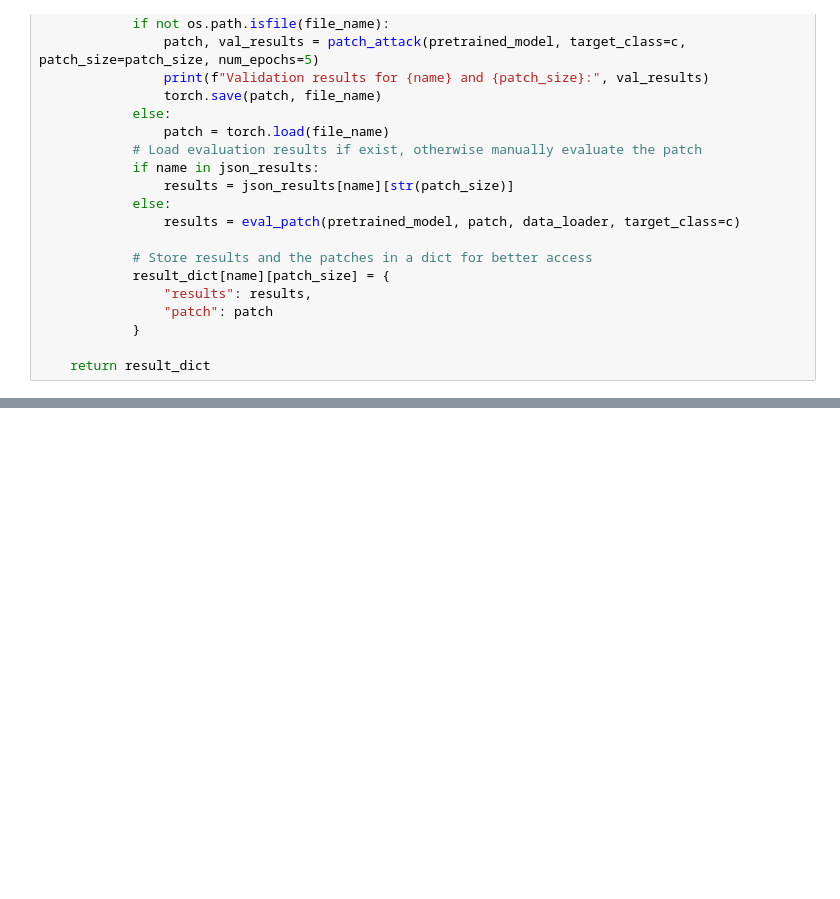
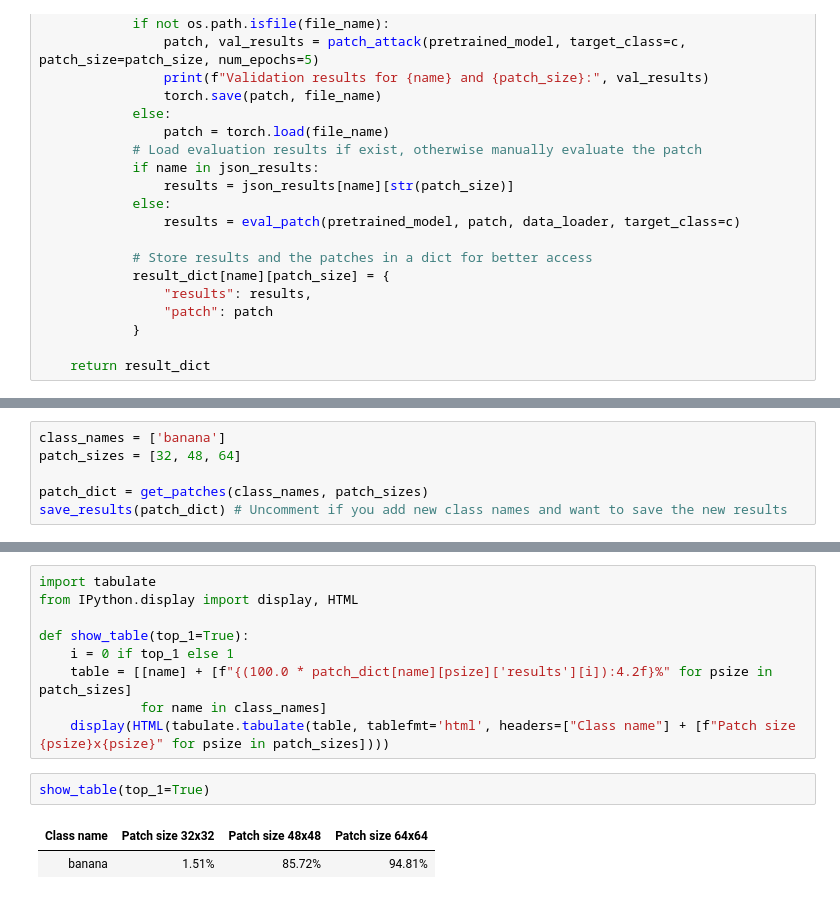
Before and after one commit to calicartels/XAI-adversarial-patch, a Jupyter notebook: XAI_Patch_generation.ipynb, the cells around one changed output, grey strips where cells are left out. Drawn from its saved outputs; the diff is of its cells as text; blank space fills up the shorter version.

```diff
--- a/XAI_Patch_generation.ipynb
+++ b/XAI_Patch_generation.ipynb
@@ -359 +363,7 @@ def place_patch(img, patch):
+# %%
+class_names = ['banana']
+patch_sizes = [32, 48, 64]
+
+patch_dict = get_patches(class_names, patch_sizes)
+save_results(patch_dict) # Uncomment if you add new class names and want to save the new results
 # %%
@@ -386,0 +411,14 @@ show_patches()
+# %%
+import tabulate
+from IPython.display import display, HTML
+
+def show_table(top_1=True):
+    i = 0 if top_1 else 1
+    table = [[name] + [f"{(100.0 * patch_dict[name][psize]['results'][i]):4.2f}%" for psize in patch_sizes]
+             for name in class_names]
+    display(HTML(tabulate.tabulate(table, tablefmt='html', headers=["Class name"] + [f"Patch size {psize}x{psize}" for psize in patch_sizes])))
+# %%
+show_table(top_1=True)
+# %% [output]
+| Class name | Patch size 32x32 | Patch size 48x48 | Patch size 64x64 |
+| banana | 1.51% | 85.72% | 94.81% |
```
Also changed, not shown: parts of 9 cells of this notebook.
